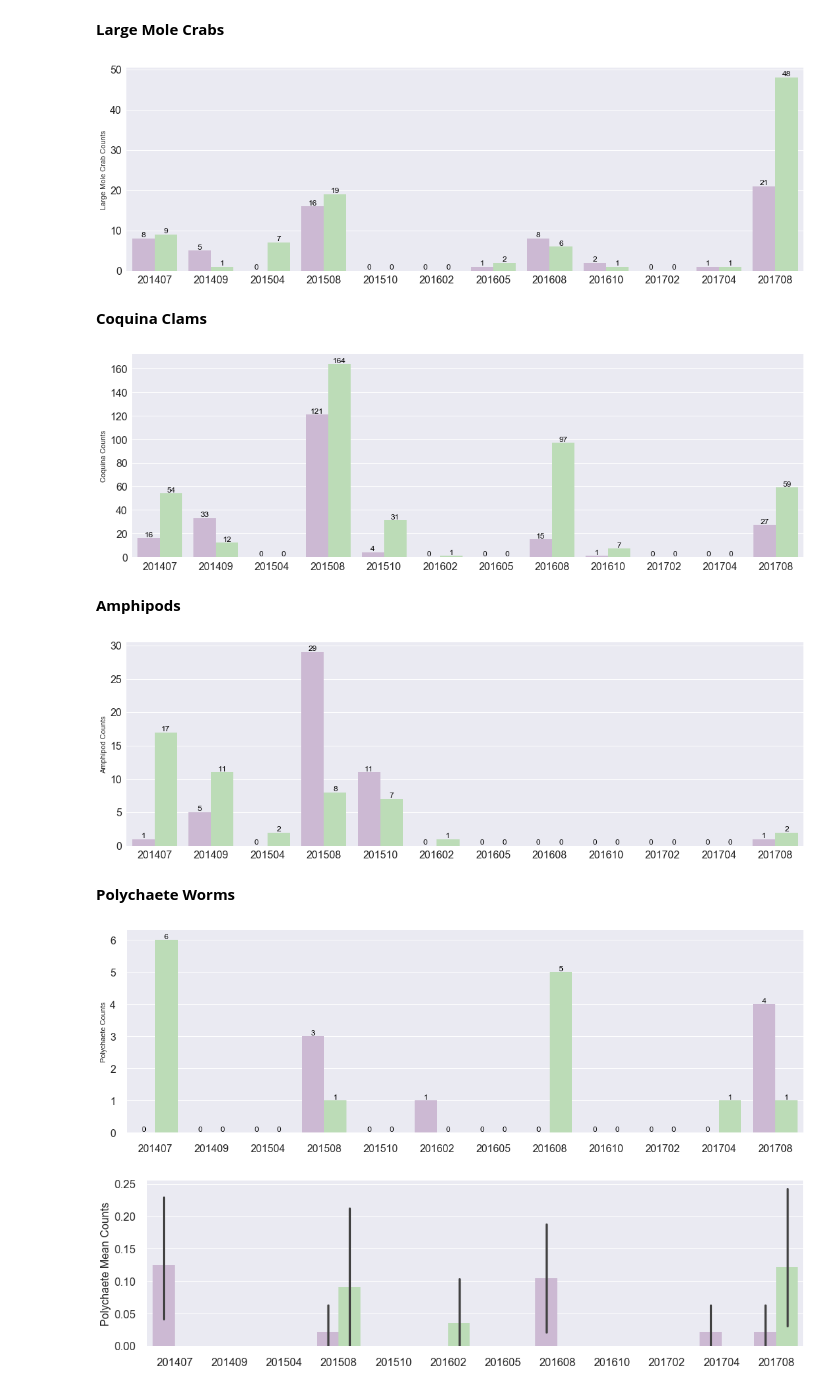
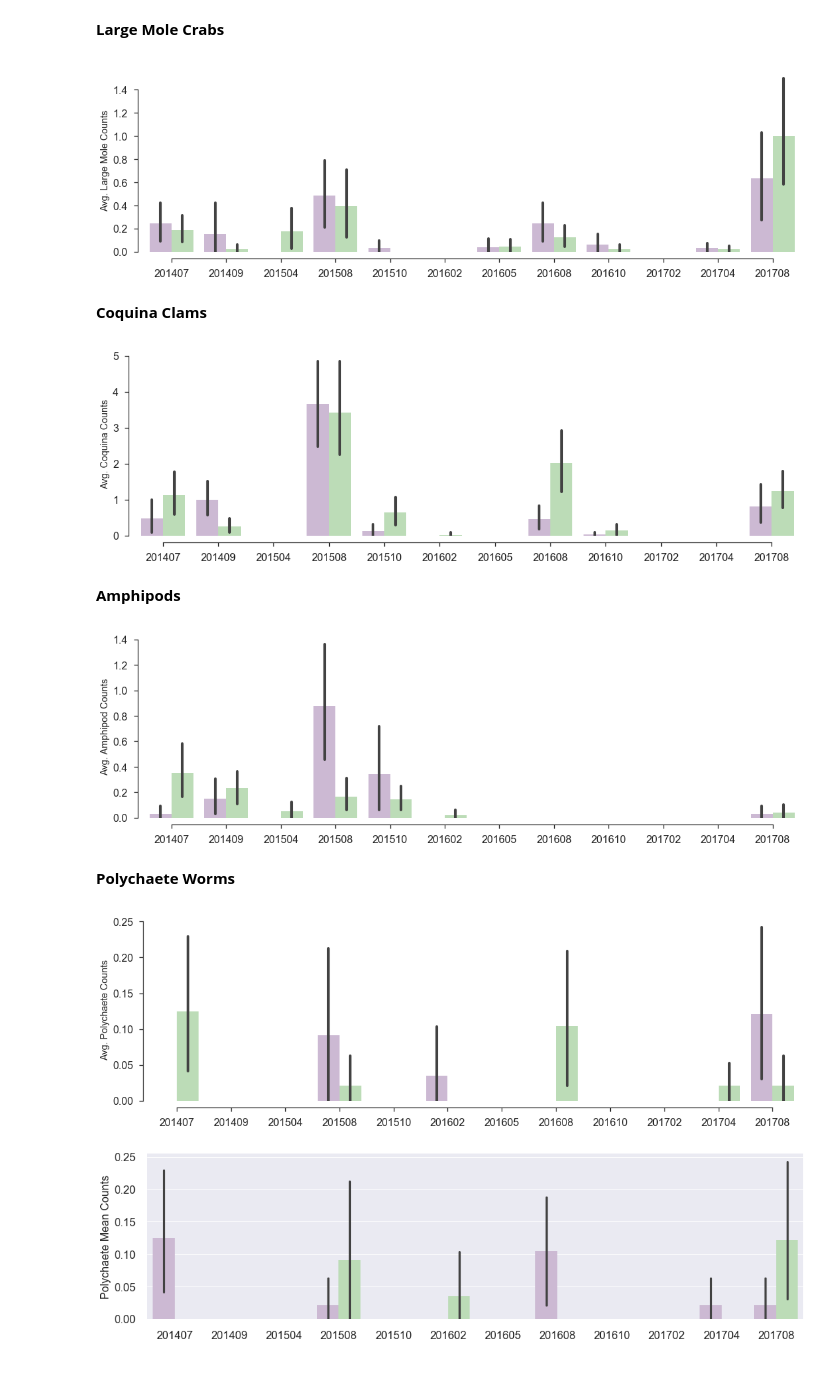
Before and after one commit to pjparis/PeaIslandBeachMonitoring, a Jupyter notebook: notebooks/PlotGroup6_Bio_Counts.ipynb, the cells around one changed output. Saved outputs shown, nothing was run; the diff lists cells and outputs as text; code cells hidden in the pictures.

Commit message:
Updates to BioCount plots

```diff
--- a/notebooks/PlotGroup6_Bio_Counts.ipynb
+++ b/notebooks/PlotGroup6_Bio_Counts.ipynb
@@ -135,78 +164,90 @@ plt.savefig(plotpath+'Sample_Med_Mole_Crab_counts_'+latest_survey+'.jpg', dpi=30
 # %% [markdown]
 **Large Mole Crabs**
 # %%
+sns.set(style="ticks")
+sns.set_context('talk')
 g = sns.factorplot(x="survey", y="large_mole_crabs", hue="group", data=df,
-                    size=5, aspect=3, estimator=sum, kind="bar",
-                   hue_order=['control','treatment'], ci=None, legend=False, palette="PRGn")
+                    size=5, aspect=3, estimator=np.mean, kind="bar",
+                   hue_order=['control','treatment'], ci=95, legend=False, palette="PRGn")
+sns.despine(offset=10, trim=True)
 
 plt.xticks(fontsize=16)
 plt.yticks(fontsize=16)
-g.set_axis_labels("", "Large Mole Crab Counts")
+g.set_axis_labels("", "Avg. Large Mole Counts")
 
 # to place the field counts for coquina clams recorded during each of the 12 sampling events
-PlotCountsAboveBars()
+#PlotCountsAboveBars()
 plt.savefig(plotpath+'Sample_Lg_Mole_Crab_counts_'+latest_survey+'.jpg', dpi=300)
 # %% [output]
-[figure, old version]
+[figure, new version]
 # %% [markdown]
 **Coquina Clams**
 # %%
+sns.set(style="ticks")
+sns.set_context('talk')
 g = sns.factorplot(x="survey", y="coquina", hue="group", data=df,
-                    size=5, aspect=3, estimator=sum, kind="bar",
-                   hue_order=['control','treatment'], ci=None, legend=False, palette="PRGn")
+                    size=5, aspect=3, estimator=np.mean, kind="bar",
+                   hue_order=['control','treatment'], ci=95, legend=False, palette="PRGn")
+sns.despine(offset=10, trim=True)
 
 plt.xticks(fontsize=16)
 plt.yticks(fontsize=16)
-g.set_axis_labels("", "Coquina Counts")
+g.set_axis_labels("", "Avg. Coquina Counts")
 
 # to place the field counts for coquina clams recorded during each of the 12 sampling events
-PlotCountsAboveBars()
+#PlotCountsAboveBars()
 
 plt.savefig(plotpath+'Coquina_counts_'+latest_survey+'.jpg', dpi=300)
 # %% [output]
-[figure, old version]
+[figure, new version]
 # %% [markdown]
 **Amphipods**
 # %%
+sns.set(style="ticks")
+sns.set_context('talk')
 g = sns.factorplot(x="survey", y="amphipods", hue="group", data=df,
-                    size=5, aspect=3, estimator=sum, kind="bar",
-                   hue_order=['control','treatment'], ci=None, legend=False, palette="PRGn")
+                    size=5, aspect=3, estimator=np.mean, kind="bar",
+                   hue_order=['control','treatment'], ci=95, legend=False, palette="PRGn")
+sns.despine(offset=10, trim=True)
 
 plt.xticks(fontsize=16)
 plt.yticks(fontsize=16)
-g.set_axis_labels("", "Amphipod Counts")
+g.set_axis_labels("", "Avg. Amphipod Counts")
 
 # to place the field counts for amphipods recorded during each of the 12 sampling events
-PlotCountsAboveBars()
+#PlotCountsAboveBars()
 
 plt.savefig(plotpath+'amphipod_counts_'+latest_survey+'.jpg', dpi=300)
 # %% [output]
-[figure, old version]
+[figure, new version]
 # %% [markdown]
 **Polychaete Worms**
 # %%
 #figpg = plt.figure(figsize=(15,5))
 #axspg = figpg.add_subplot(1,1,1)
 #figpg.tight_layout(pad=5.1, w_pad=0.5, h_pad=2.0)
 
+sns.set(style="ticks")
+sns.set_context('talk')
 #sns.set_color_codes("pastel")
 g = sns.factorplot(x="survey", y="worms", hue="group", data=df, size=5, aspect=3,
-                   estimator=sum, kind="bar", hue_order=['control','treatment'],
-                   ci=None, legend=False, palette="PRGn")
+                    kind="bar", hue_order=['control','treatment'],
+                   estimator=np.mean, ci=95, legend=False, palette="PRGn")
+#axb = sns.barplot(x="survey", y="worms", hue="group", data=df, palette="PRGn")
 sns.despine(offset=10, trim=True)
 
 plt.xticks(fontsize=16)
 plt.yticks(fontsize=16)
-g.set_axis_labels('',"Polychaete Counts")
+g.set_axis_labels('',"Avg. Polychaete Counts")
 #g.set_ylabel("Polychaete Mean Counts", fontsize=16)
 #g.legend_.remove()
 
 # to place the field counts for polychaete worms recorded during each of the 12 sampling events
-PlotCountsAboveBars()
+#PlotCountsAboveBars()
 
 plt.savefig(plotpath+'polychaete_counts_'+latest_survey+'.jpg', dpi=300)
 # %% [output]
-[figure, old version]
+[figure, new version]
 # %%
 ### Bar plot means with 95% CI  Draws mean value bars. This has been, for now anyway,
 ### superceded by the counts plot code in the cell above...
```
Also changed, not shown: parts of 6 cells of this notebook, 11 other files.
